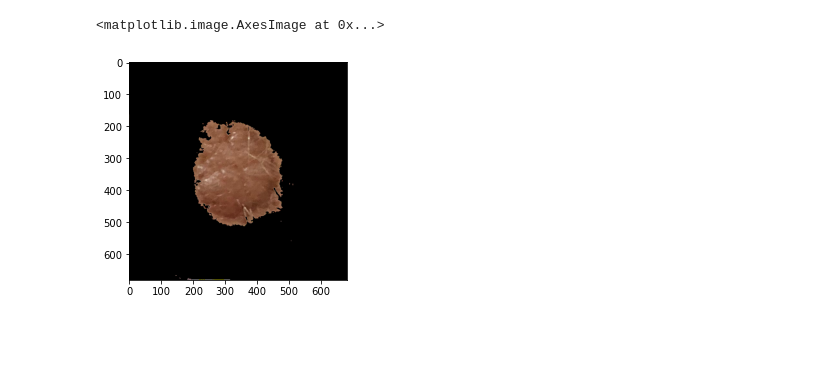
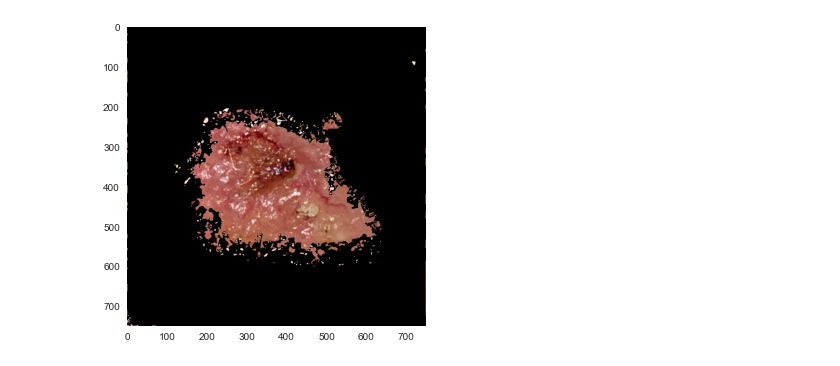
Before and after one commit to aminemine31/cherry2, a Jupyter notebook: color_picker.ipynb, the cells around one changed output. Saved outputs shown, nothing was run; the diff lists cells and outputs as text; code cells hidden in the pictures; blank space fills up the shorter version.

```diff
--- a/color_picker.ipynb
+++ b/color_picker.ipynb
@@ -3,6 +3,7 @@ from collections import Counter
 from sklearn.cluster import KMeans
 from matplotlib import colors
 import matplotlib.pyplot as plt
+plt.style.use('seaborn')
 import numpy as np
 import cv2
 from skimage.color import rgb2gray
@@ -13,19 +55,19 @@ from skimage.transform import resize
 # %%
 
-image = cv2.imread('/Users/theakaroline/New.png', cv2.IMREAD_UNCHANGED)
+image = cv2.imread('/Users/theakaroline/Documents/fyp/data_project/images/segmentation/PAT_944_1795_666.png', cv2.IMREAD_UNCHANGED)
 image = cv2.cvtColor(image, cv2.COLOR_BGR2RGB)
 
 #image = cv2.imread('/Users/theakaroline/New.png', cv2.IMREAD_UNCHANGED)
 
 
 #imga = cv2.cvtColor(image, cv2.COLOR_BGR2RGB)
 #alpha = src[:,:,3] # Channel 3
 #image = np.dstack([imga, alpha]) # Add the alpha channel
 
 plt.imshow(image)
+plt.grid(None)
 # %% [output]
-<matplotlib.image.AxesImage at 0x...>
-[figure, old version]
+[figure, new version]
 # %%
 def rgb_to_hex(rgb_color):
     hex_color = "#"
```
Also changed, not shown: parts of 17 cells of this notebook.
